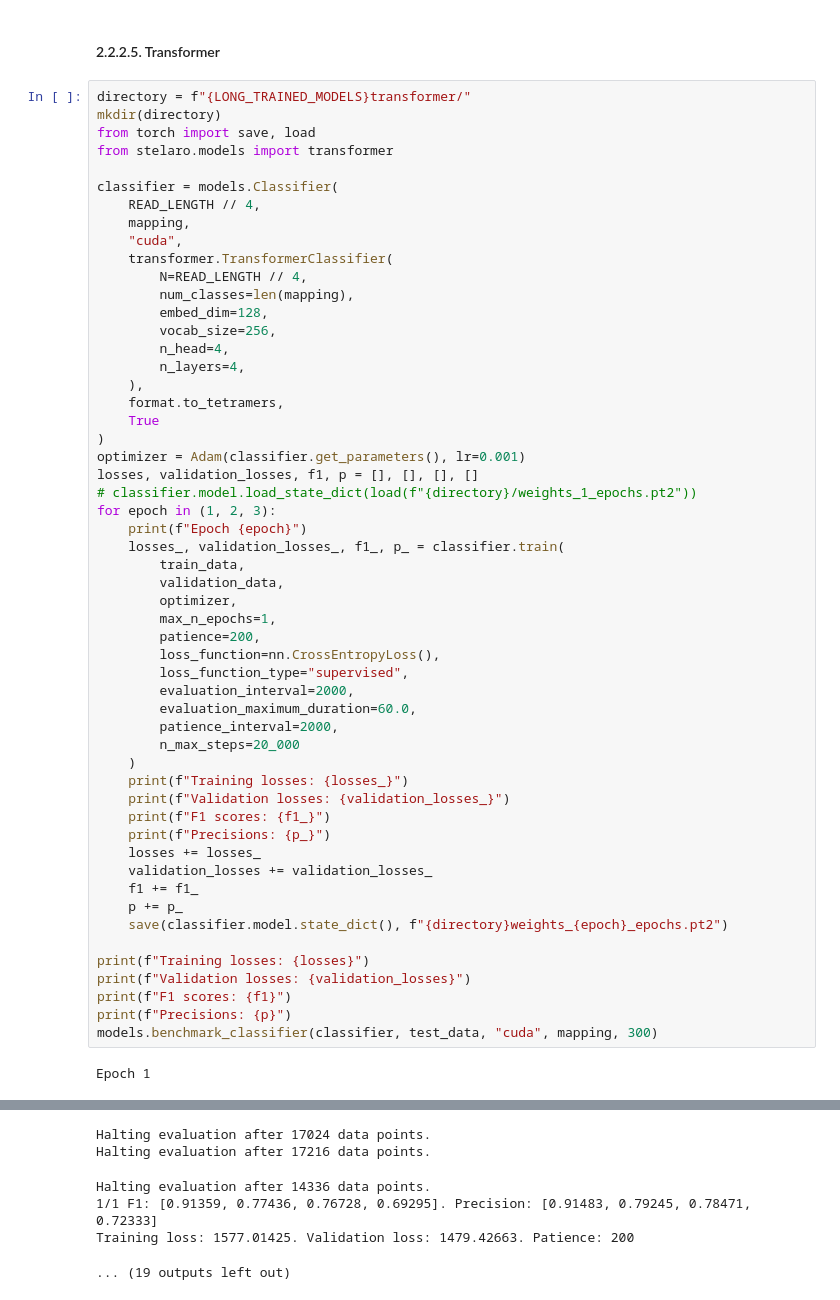
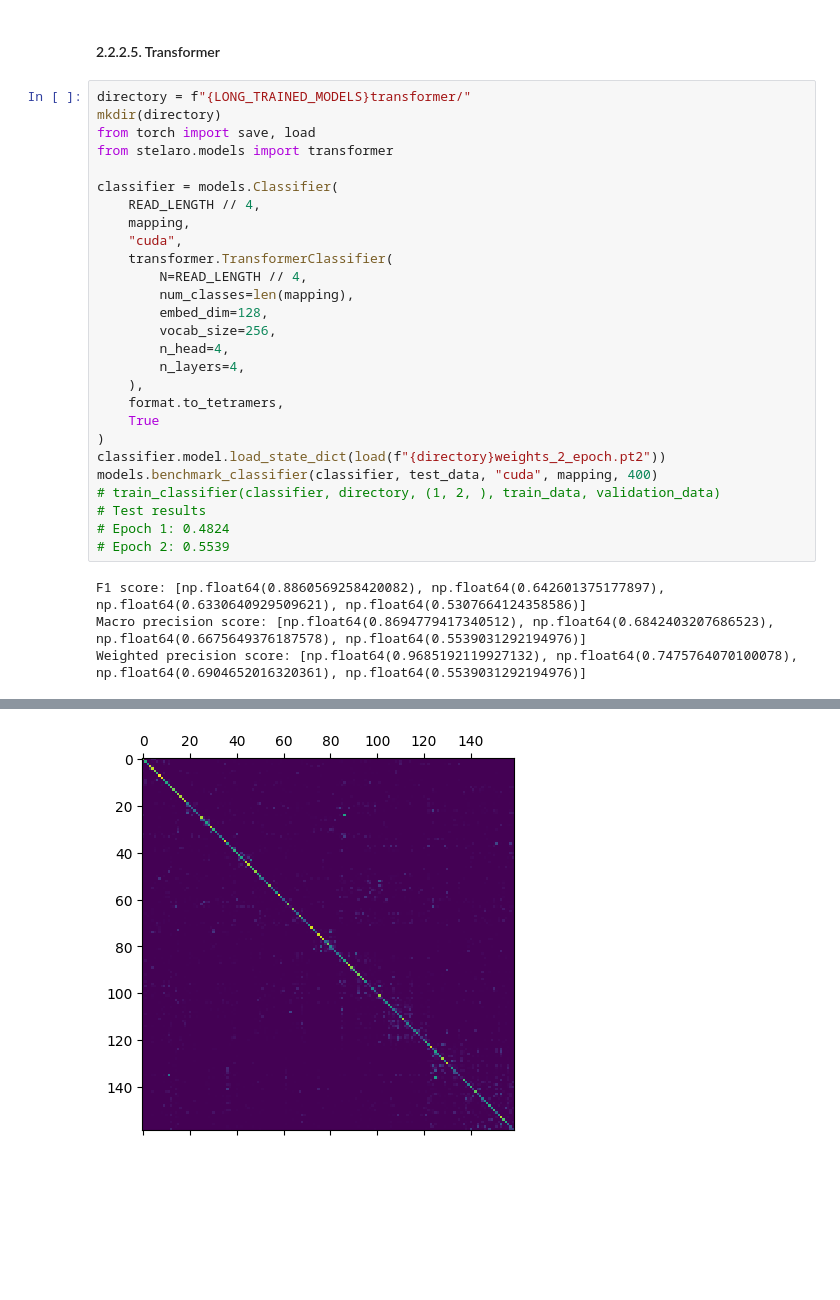
Before and after one commit to Vincent-Therrien/stelaro, a Jupyter notebook: demonstrations/classification.ipynb, the cells around one changed output, grey strips where cells are left out. Cells and saved outputs as stored; diff of their text form; blank space fills up the shorter version.

```diff
--- a/demonstrations/classification.ipynb
+++ b/demonstrations/classification.ipynb
@@ -2935,38 +2524,13 @@ classifier = models.Classifier(
     format.to_tetramers,
     True
 )
-optimizer = Adam(classifier.get_parameters(), lr=0.001)
-losses, validation_losses, f1, p = [], [], [], []
-# classifier.model.load_state_dict(load(f"{directory}/weights_1_epochs.pt2"))
-for epoch in (1, 2, 3):
-    print(f"Epoch {epoch}")
-    losses_, validation_losses_, f1_, p_ = classifier.train(
-        train_data,
-        validation_data,
-        optimizer,
-        max_n_epochs=1,
-        patience=200,
-        loss_function=nn.CrossEntropyLoss(),
-        loss_function_type="supervised",
-        evaluation_interval=2000,
-        evaluation_maximum_duration=60.0,
-        patience_interval=2000,
-        n_max_steps=20_000
-    )
-    print(f"Training losses: {losses_}")
-    print(f"Validation losses: {validation_losses_}")
-    print(f"F1 scores: {f1_}")
-    print(f"Precisions: {p_}")
-    losses += losses_
-    validation_losses += validation_losses_
-    f1 += f1_
-    p += p_
-    save(classifier.model.state_dict(), f"{directory}weights_{epoch}_epochs.pt2")
-
-print(f"Training losses: {losses}")
-print(f"Validation losses: {validation_losses}")
-print(f"F1 scores: {f1}")
-print(f"Precisions: {p}")
-models.benchmark_classifier(classifier, test_data, "cuda", mapping, 300)
+classifier.model.load_state_dict(load(f"{directory}weights_2_epoch.pt2"))
+models.benchmark_classifier(classifier, test_data, "cuda", mapping, 400)
+# train_classifier(classifier, directory, (1, 2, ), train_data, validation_data)
+# Test results
+# Epoch 1: 0.4824
+# Epoch 2: 0.5539
 # %% [output]
-Epoch 1
+F1 score: [np.float64(0.8860569258420082), np.float64(0.642601375177897), np.float64(0.6330640929509621), np.float64(0.5307664124358586)]
+Macro precision score: [np.float64(0.8694779417340512), np.float64(0.6842403207686523), np.float64(0.6675649376187578), np.float64(0.5539031292194976)]
+Weighted precision score: [np.float64(0.9685192119927132), np.float64(0.7475764070100078), np.float64(0.6904652016320361), np.float64(0.5539031292194976)]
@@ -3000,6 +2537 @@ Epoch 2
-Halting evaluation after 17024 data points.
-Halting evaluation after 17216 data points.
-Halting evaluation after 14336 data points.
-1/1 F1: [0.91359, 0.77436, 0.76728, 0.69295]. Precision: [0.91483, 0.79245, 0.78471, 0.72333]
-Training loss: 1577.01425. Validation loss: 1479.42663. Patience: 200
-... (19 outputs left out)
+[figure, added]
```
Also changed, not shown: parts of 26 cells of this notebook, 2 other files.
